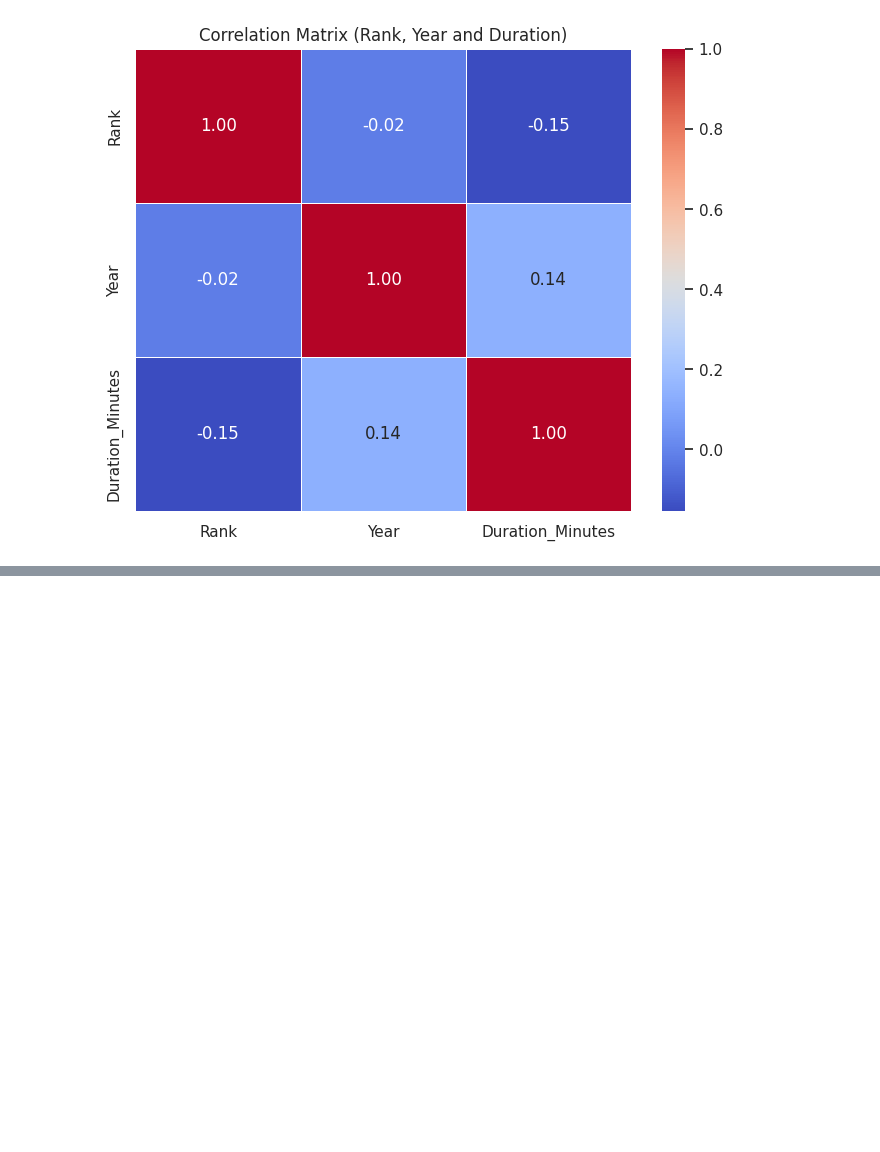
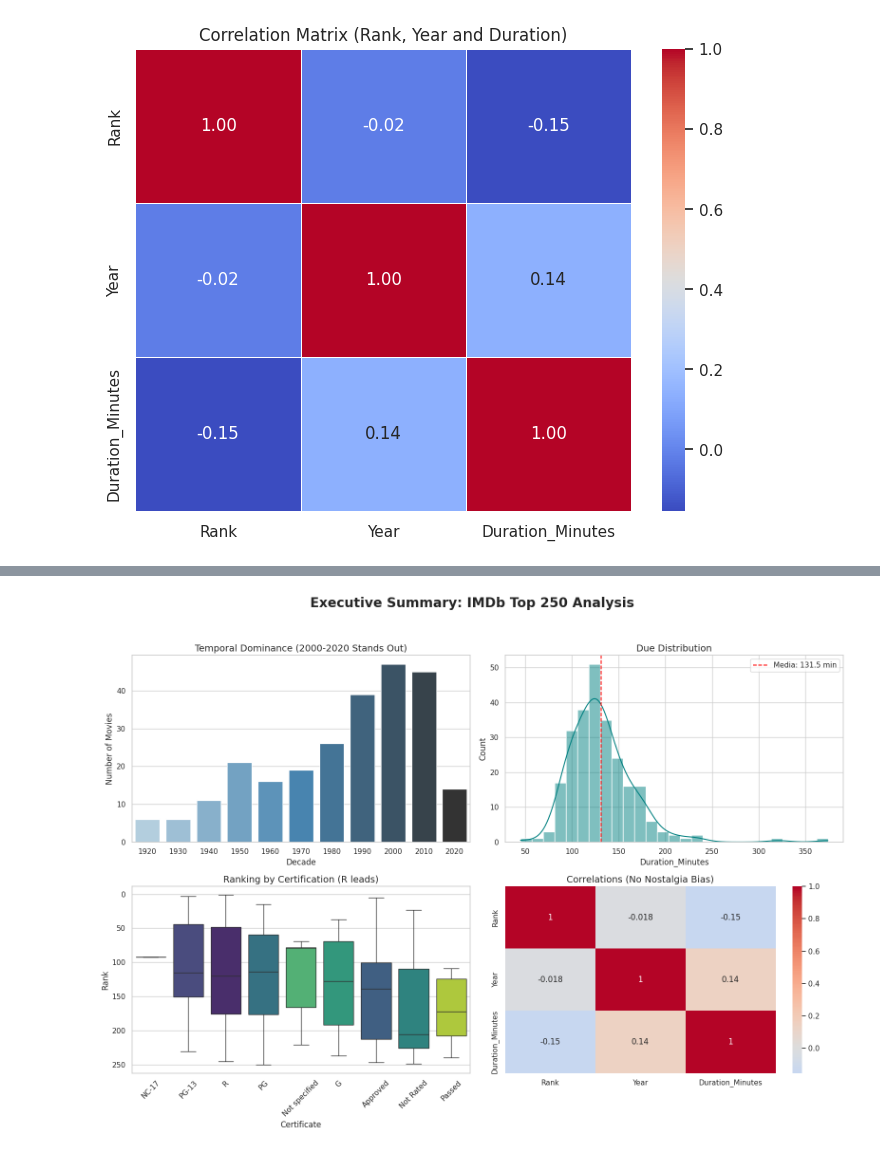
Before and after one commit to nbarrazae/Kaggle-Repo, a Jupyter notebook: eda-top-250-imdb-movie-dataset.ipynb, the cells around one changed output, grey strips where cells are left out. Saved outputs shown, nothing was run; the diff lists cells and outputs as text; code cells hidden in the pictures; blank space fills up the shorter version.

```diff
--- a/eda-top-250-imdb-movie-dataset.ipynb
+++ b/eda-top-250-imdb-movie-dataset.ipynb
@@ -366,0 +430,28 @@ plt.show()
+# %%
+fig, axes = plt.subplots(2, 2, figsize=(16, 12))
+fig.suptitle('Executive Summary: IMDb Top 250 Analysis', fontsize=20, fontweight='bold')
+
+golden_age = df['Decade'].value_counts().sort_index()
+sns.barplot(ax=axes[0, 0], x=golden_age.index, y=golden_age.values, palette="Blues_d",hue=golden_age.index,legend=False)
+axes[0, 0].set_title('Temporal Dominance (2000-2020 Stands Out)', fontsize=14)
+axes[0, 0].set_ylabel('Number of Movies')
+
+sns.histplot(ax=axes[0, 1], data=df, x='Duration_Minutes', kde=True, color='teal')
+axes[0, 1].axvline(131.52, color='red', linestyle='--', label='Media: 131.5 min')
+axes[0, 1].set_title('Due Distribution', fontsize=14)
+axes[0, 1].legend()
+
+cert_order = df.groupby('Certificate')['Rank'].mean().sort_values().index
+sns.boxplot(ax=axes[1, 0], data=df, x='Certificate', y='Rank', order=cert_order, palette="viridis",hue='Certificate',legend=False)
+axes[1, 0].set_title('Ranking by Certification (R leads)', fontsize=14)
+axes[1, 0].invert_yaxis() # Recordar que Rank 1 es lo mejor
+axes[1, 0].tick_params(axis='x', rotation=45)
+
+sns.heatmap(ax=axes[1, 1], data=correlation_matrix, annot=True, cmap='coolwarm', center=0)
+axes[1, 1].set_title('Correlations (No Nostalgia Bias)', fontsize=14)
+
+# Ajustar espacio entre gráficos
+plt.tight_layout(rect=[0, 0.03, 1, 0.95])
+plt.show()
+# %% [output]
+[figure, added]
```
Also changed, not shown: parts of 10 cells of this notebook.
